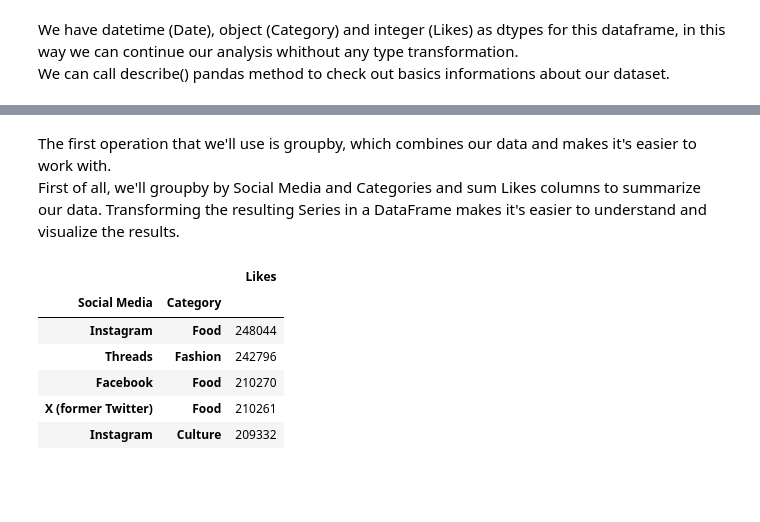
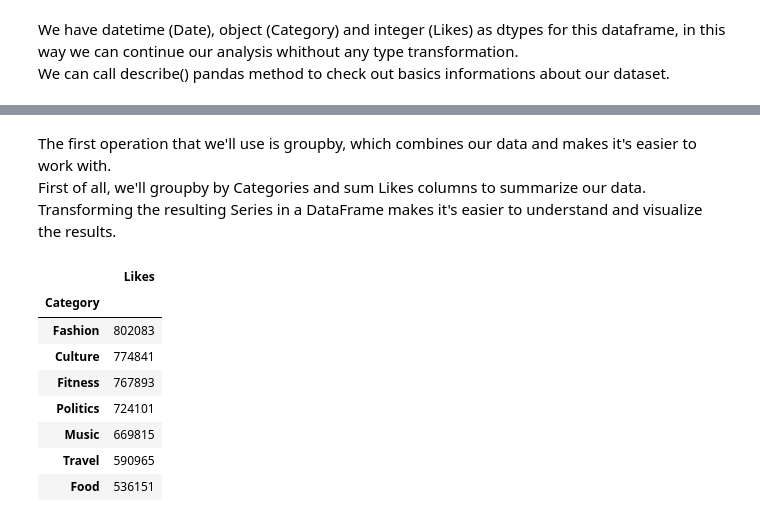
Before and after one commit to Lanaax/first-data-analysis, a Jupyter notebook: Clean and analyze social media usage data with Python - Lana.ipynb, the cells around one changed output, grey strips where cells are left out. Drawn from its saved outputs; the diff is of its cells as text; code cells hidden in the pictures; blank space fills up the shorter version.

```diff
--- a/Clean and analyze social media usage data with Python - Lana.ipynb
+++ b/Clean and analyze social media usage data with Python - Lana.ipynb
@@ -66,16 +73,18 @@ df.describe()
 # %% [markdown]
 The first operation that we'll use is groupby, which combines our data and makes it's easier to work with.<br>
-First of all, we'll groupby by Social Media and Categories and sum Likes columns to summarize our data. Transforming the resulting Series in a DataFrame makes it's easier to understand and visualize the results.
+First of all, we'll groupby by Categories and sum Likes columns to summarize our data. Transforming the resulting Series in a DataFrame makes it's easier to understand and visualize the results.
 # %%
-sum_likes = df.groupby(['Social Media','Category'])['Likes'].sum()
+sum_likes = df.groupby('Category')['Likes'].sum()
 sum_likes = pd.DataFrame(sum_likes)
 sum_likes.sort_values(by='Likes', ascending=False, inplace=True)
-sum_likes.head()
+sum_likes
 # %% [output]
-|  |  | Likes |
-| Social Media | Category |  |
-| Instagram | Food | 248044 |
-| Threads | Fashion | 242796 |
-| Facebook | Food | 210270 |
-| X (former Twitter) | Food | 210261 |
-| Instagram | Culture | 209332 |
+|  | Likes |
+| Category |  |
+| Fashion | 802083 |
+| Culture | 774841 |
+| Fitness | 767893 |
+| Politics | 724101 |
+| Music | 669815 |
+| Travel | 590965 |
+| Food | 536151 |
```
Also changed, not shown: parts of 7 cells of this notebook.
